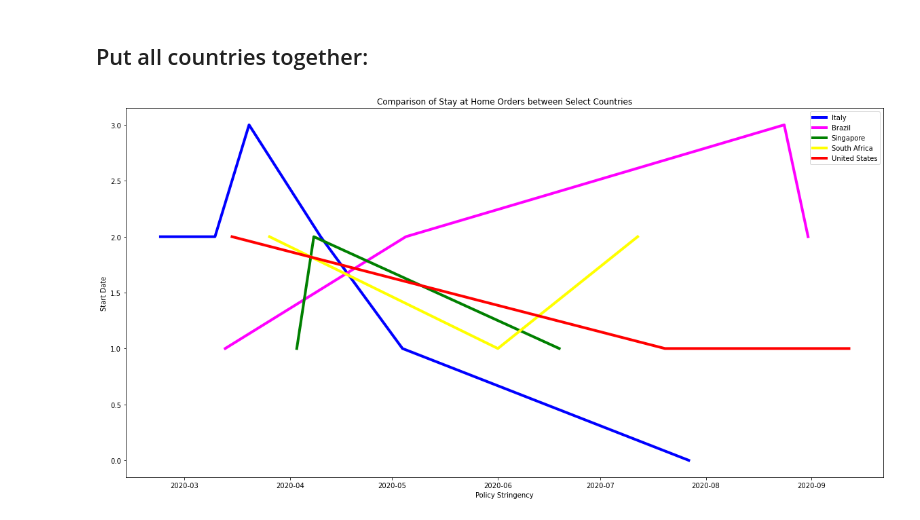
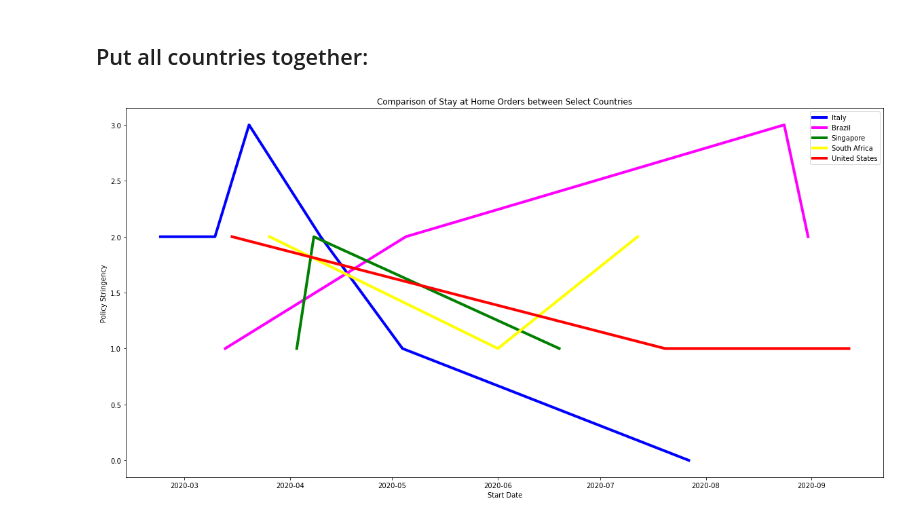
Before and after one commit to ksaslow/sad-song, a Jupyter notebook: ox_covid_test.ipynb, the cells around one changed output. Drawn from its saved outputs; the diff is of its cells as text; code cells hidden in the pictures.

```diff
--- a/ox_covid_test.ipynb
+++ b/ox_covid_test.ipynb
@@ -378,17 +368,17 @@ plt.show()
 # %%
 plt.figure(figsize=(20,10)) # need to put this before you do plt.plot()
 plt.plot(sub_italy['StartDate'], sub_italy['PolicyValue'], linewidth=4, color='blue', label='Italy')
 plt.plot(sub_brazil['StartDate'], sub_brazil['PolicyValue'], linewidth=4, color='magenta', label='Brazil')
 plt.plot(sub_singapore['StartDate'], sub_singapore['PolicyValue'], linewidth=4, color='green', label='Singapore')
 plt.plot(sub_south_africa['StartDate'], sub_south_africa['PolicyValue'], linewidth=4, color='yellow', label='South Africa')
 plt.plot(sub_united_states['StartDate'], sub_united_states['PolicyValue'], linewidth=4, color='red', label='United States')
-plt.xlabel('Policy Stringency')
-plt.ylabel('Start Date')
+plt.ylabel('Policy Stringency')
+plt.xlabel('Start Date')
 plt.legend()
 plt.title('Comparison of Stay at Home Orders between Select Countries')
 plt.show()
 # %% [output]
-[figure, old version]
+[figure, new version]
 # %%
 # NOW: try to re-make exactly this plot BUT with a for loop!
 # the idea is that it wasn't the end of the world to plot 5 lines by hand, but in the real world, use a loop in case you have 200+ lines!
```
Also changed, not shown: parts of 21 cells of this notebook.
